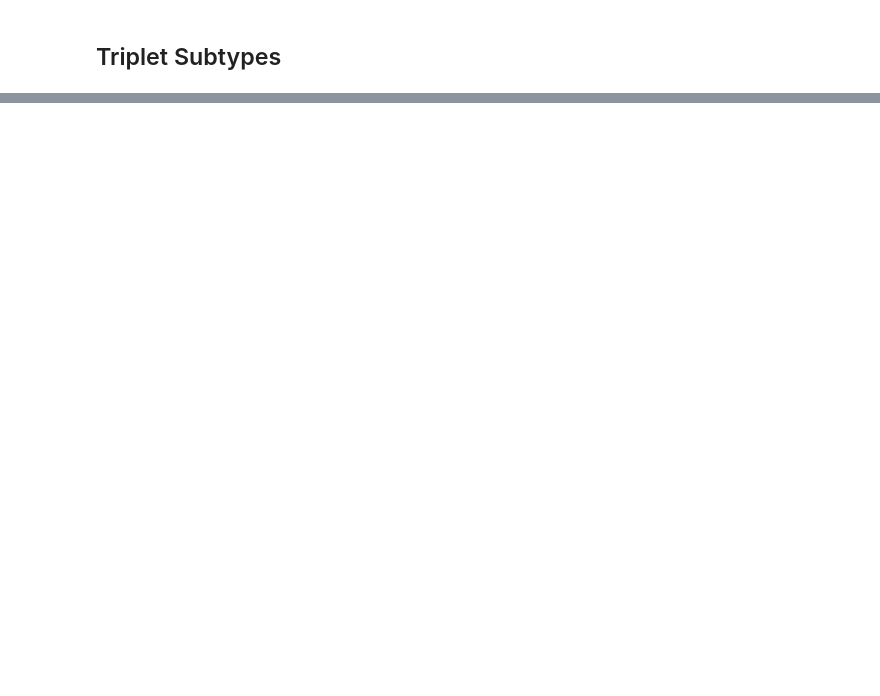
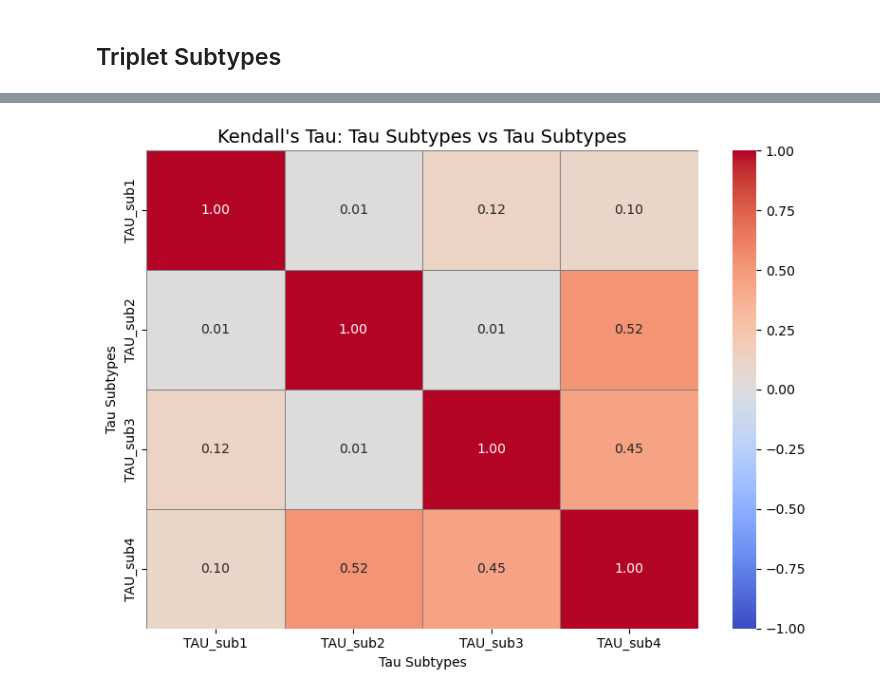
Before and after one commit to yuvalkm/Multimodal-AD-Subtypes, a Jupyter notebook: Unified AD Subtypes-PART3-Cluster_Correlation.ipynb, the cells around one changed output, grey strips where cells are left out. Saved outputs shown, nothing was run; the diff lists cells and outputs as text; code cells hidden in the pictures; blank space fills up the shorter version.

```diff
--- a/Unified AD Subtypes-PART3-Cluster_Correlation.ipynb
+++ b/Unified AD Subtypes-PART3-Cluster_Correlation.ipynb
@@ -430,16 +533,0 @@ plot_progression_signatures(progression_tau, "Tau")
-# %%
-# Create individual lists for each subtype signature progression order
-modality_prefixes = {
-    'MRI': 'mri',
-    'AB': 'ab',
-    'TAU': 'tau'
-}
-
-all_subtype_full_sequences = {}
-
-for modality, subtype_seqs in all_progressions.items():
-    prefix = modality_prefixes.get(modality, modality.lower())
-    for i, seq in enumerate(subtype_seqs, start=1):
-        var_name = f"{prefix}_subtype_{i}"
-        globals()[var_name] = seq  # assign full sequence (with stages)
-        all_subtype_full_sequences[var_name] = seq
@@ -637,3 +878,30 @@ triplet_df["Triplet"] = triplet_df.apply(lambda row: f"AB{int(row['AB'])}_TAU{in
 
 # Save to CSV
 triplet_df.to_csv("predicted_triplet_scores.csv", index=False, float_format="%.10f")
+# %%
+# Number of Tau subtypes
+n_tau = len(tau_full_vectors)
+
+# Initialize correlation matrix
+corr_tau_tau = np.zeros((n_tau, n_tau))
+
+# Compute Kendall tau correlations for each pair of Tau subtypes
+for i in range(n_tau):
+    for j in range(n_tau):
+        tau_corr, _ = kendalltau(tau_full_vectors[i], tau_full_vectors[j])
+        corr_tau_tau[i, j] = tau_corr
+
+# Create dataframe with labels
+corr_tau_tau_df = pd.DataFrame(corr_tau_tau, index=tau_full_labels, columns=tau_full_labels)
+
+plt.figure(figsize=(8, 6))
+sns.heatmap(corr_tau_tau_df, annot=True, cmap="coolwarm", center=0, vmin=-1, vmax=1,
+            linewidths=0.5, linecolor="gray", fmt=".2f")
+plt.title("Kendall's Tau: Tau Subtypes vs Tau Subtypes", fontsize=14)
+plt.ylabel("Tau Subtypes")
+plt.xlabel("Tau Subtypes")
+plt.tight_layout()
+plt.savefig("kendall_tau_tau_vs_tau.png", dpi=300)
+plt.show()
+# %% [output]
+[figure, added]
```
Also changed, not shown: parts of 10 cells of this notebook.
